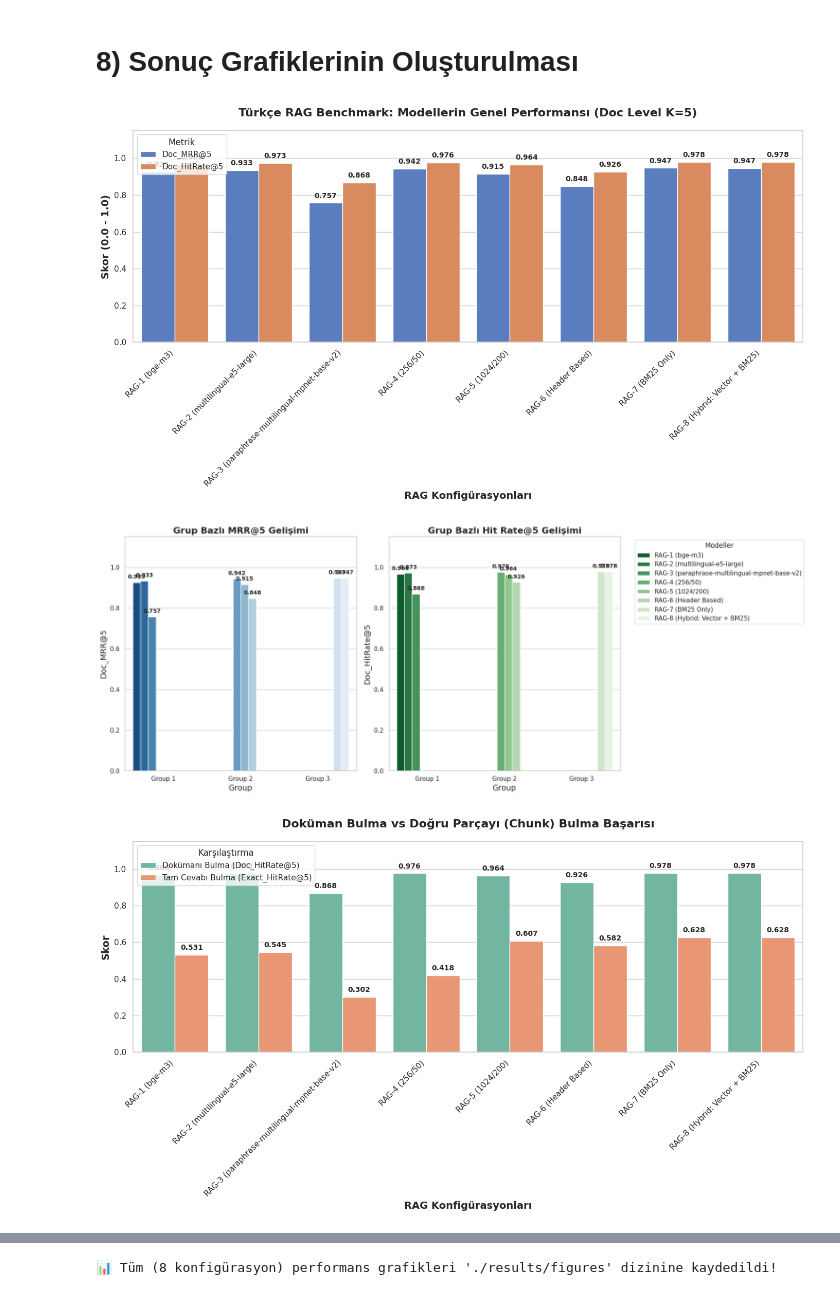
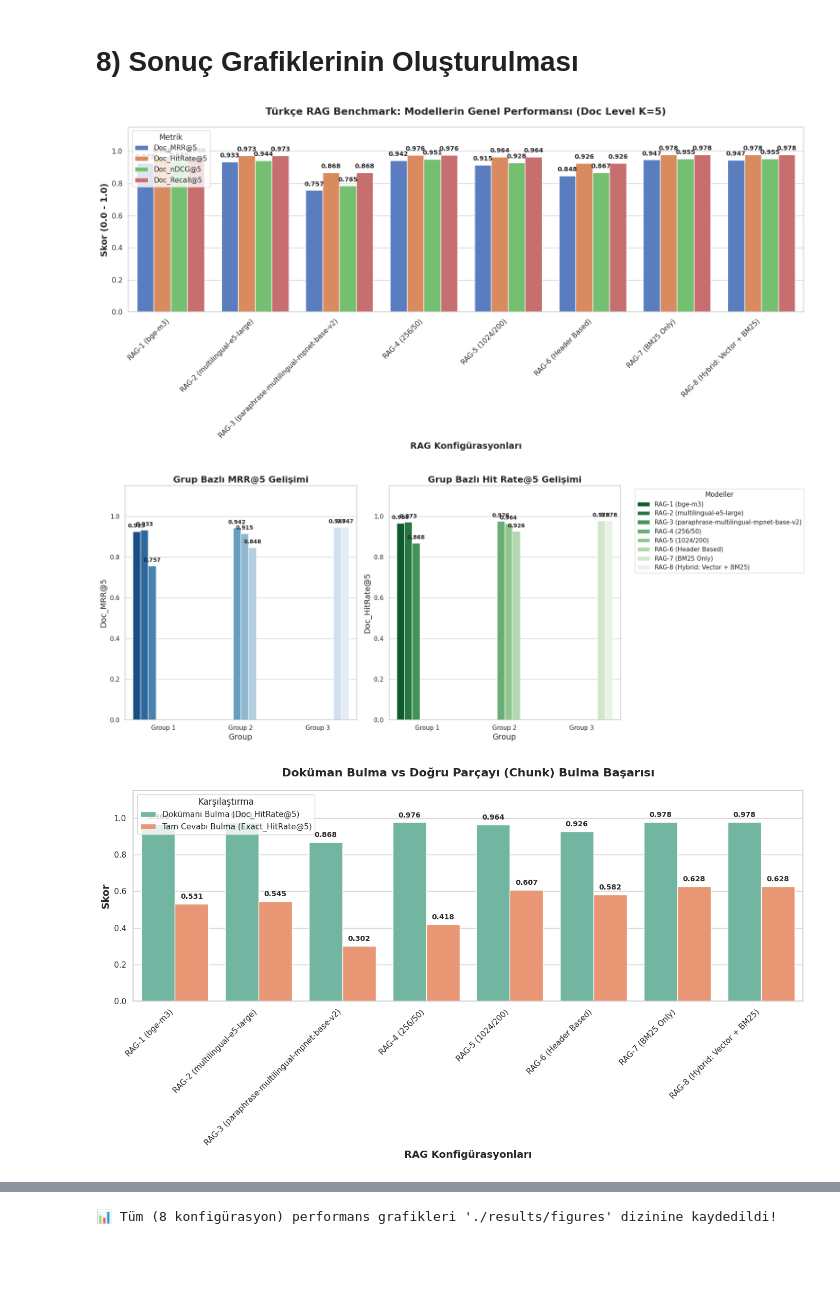
Before and after one commit to Yekbun-Okan-Zeynep-Sonmez/turkish-rag-benchmark, a Jupyter notebook: notebooks/rag-benchmarks.ipynb, the cells around one changed output, grey strips where cells are left out. Saved outputs shown, nothing was run; the diff lists cells and outputs as text; code cells hidden in the pictures; blank space fills up the shorter version.

Commit message:
update notebook: fix MAP miscalc, new metric nDCG, update README.md

```diff
--- a/notebooks/rag-benchmarks.ipynb
+++ b/notebooks/rag-benchmarks.ipynb
@@ -645,12 +660,13 @@ def add_annotations(ax, format_str="{:.3f}"):
 fig, ax = plt.subplots(figsize=(14, 8))
 df_melted_1 = df_plot.melt(
     id_vars=["Model"],
-    value_vars=["Doc_MRR@5", "Doc_HitRate@5"],
+    value_vars=["Doc_MRR@5", "Doc_HitRate@5", "Doc_nDCG@5", "Doc_Recall@5"],
     var_name="Metrik",
     value_name="Skor",
 )
 sns.barplot(data=df_melted_1, x="Model", y="Skor", hue="Metrik", palette="muted", ax=ax)
 ax.set_title("Türkçe RAG Benchmark: Modellerin Genel Performansı (Doc Level K=5)", pad=20, fontweight="bold")
+fig.set_size_inches(16, 8)
 ax.set_xlabel("RAG Konfigürasyonları", fontweight="bold")
 ax.set_ylabel("Skor (0.0 - 1.0)", fontweight="bold")
 ax.set_ylim(0, 1.15)
@@ -686,48 +702,59 @@ df_melted_2 = df_plot.melt(
     id_vars=["Model"],
     value_vars=["Doc_HitRate@5", "Exact_HitRate@5"],
     var_name="Metrik Seviyesi",
     value_name="Skor",
 )
 df_melted_2["Metrik Seviyesi"] = df_melted_2["Metrik Seviyesi"].replace({
     "Doc_HitRate@5": "Dokümanı Bulma (Doc_HitRate@5)",
     "Exact_HitRate@5": "Tam Cevabı Bulma (Exact_HitRate@5)"
 })
 sns.barplot(data=df_melted_2, x="Model", y="Skor", hue="Metrik Seviyesi", palette="Set2", ax=ax)
 ax.set_title("Doküman Bulma vs Doğru Parçayı (Chunk) Bulma Başarısı", pad=20, fontweight="bold")
 ax.set_xlabel("RAG Konfigürasyonları", fontweight="bold")
 ax.set_ylabel("Skor", fontweight="bold")
 ax.set_ylim(0, 1.15)
 plt.xticks(rotation=45, ha="right")
 add_annotations(ax)
 plt.legend(title="Karşılaştırma", loc='upper left')
 plt.tight_layout()
 plt.savefig(os.path.join(output_dir, "doc_vs_exact_hitrate.png"), dpi=300)
 plt.show()
 
-# GRAFİK 4: TOP-K BAŞARIM EĞRİSİ (HitRate @1, @3, @5, @10)
+# GRAFİK 4: TOP-K BAŞARIM EĞRİLERİ (HitRate, nDCG, Recall)
 k_values = [1, 3, 5, 10]
-hitrate_cols = [f"Exact_HitRate@{k}" for k in k_values]
+metrics_to_plot = {
+    "Exact_HitRate": "K Değerine Göre Başarı Artışı (Exact Hit Rate)",
+    "Exact_nDCG": "K Değerine Göre Sıralama Kalitesi (Exact nDCG)",
+    "Exact_Recall": "K Değerine Göre Kapsama Başarısı (Exact Recall)"
+}
 
-fig, ax = plt.subplots(figsize=(10, 6))
+fig, axes = plt.subplots(1, 3, figsize=(22, 6))
 markers = ['o', 's', '^', 'D', 'v', 'p', '*', 'h']
-for idx, row in df_plot.iterrows():
-    # Güvenlik için eger metrik yoksa 0 al (farkli K degerleri tanimlanmadiysa diye)
-    y_vals = [row.get(col, 0) for col in hitrate_cols]
-    ax.plot(k_values, y_vals, marker=markers[idx % len(markers)], markersize=8, linewidth=2.5, label=row['Model'])
 
-ax.set_title("K Değerine Göre Başarı Artışı (Exact Hit Rate)", pad=15, fontweight="bold")
-ax.set_xlabel("Top-K Değeri", fontweight="bold")
-ax.set_ylabel("Exact Hit Rate Skorları", fontweight="bold")
-ax.set_xticks(k_values)
-ax.set_ylim(0, 1.05)
-ax.legend(title="Modeller", bbox_to_anchor=(1.05, 1), loc='upper left')
-plt.grid(True, linestyle="--", alpha=0.7)
+for i, (metric_base, title) in enumerate(metrics_to_plot.items()):
+    ax = axes[i]
+    metric_cols = [f"{metric_base}@{k}" for k in k_values]
+
+    for idx, row in df_plot.iterrows():
+        y_vals = [row.get(col, 0) for col in metric_cols]
+        ax.plot(k_values, y_vals, marker=markers[idx % len(markers)], markersize=8, linewidth=2.5, label=row['Model'])
+
+    ax.set_title(title, pad=15, fontweight="bold")
+    ax.set_xlabel("Top-K Değeri", fontweight="bold")
+    ax.set_ylabel(f"{metric_base} Skorları", fontweight="bold")
+    ax.set_xticks(k_values)
+    ax.set_ylim(0, 1.05)
+    ax.grid(True, linestyle="--", alpha=0.7)
+
+# Legend'i sadece son grafikte dışarıya koyalım
+axes[-1].legend(title="Modeller", bbox_to_anchor=(1.05, 1), loc='upper left')
+
 plt.tight_layout()
-plt.savefig(os.path.join(output_dir, "top_k_curve.png"), dpi=300)
+plt.savefig(os.path.join(output_dir, "top_k_curves_comprehensive.png"), dpi=300)
 plt.show()
 
 print(f"📊 Tüm ({len(df_plot)} konfigürasyon) performans grafikleri '{output_dir}' dizinine kaydedildi!")
 # %% [output]
-[figure, old version]
+[figure, new version]
 [figure]
 [figure]
```
Also changed, not shown: parts of 6 cells of this notebook, 6 other files.
